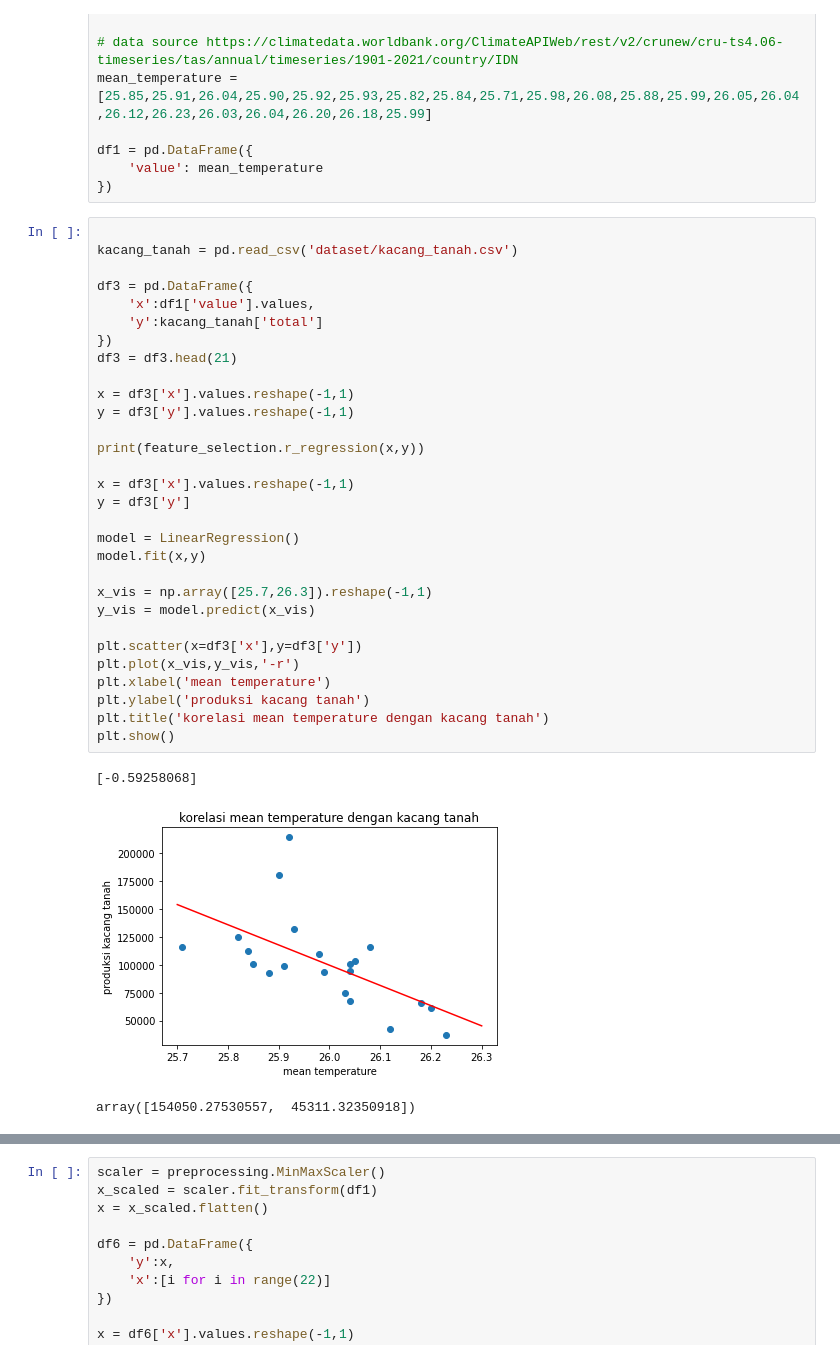
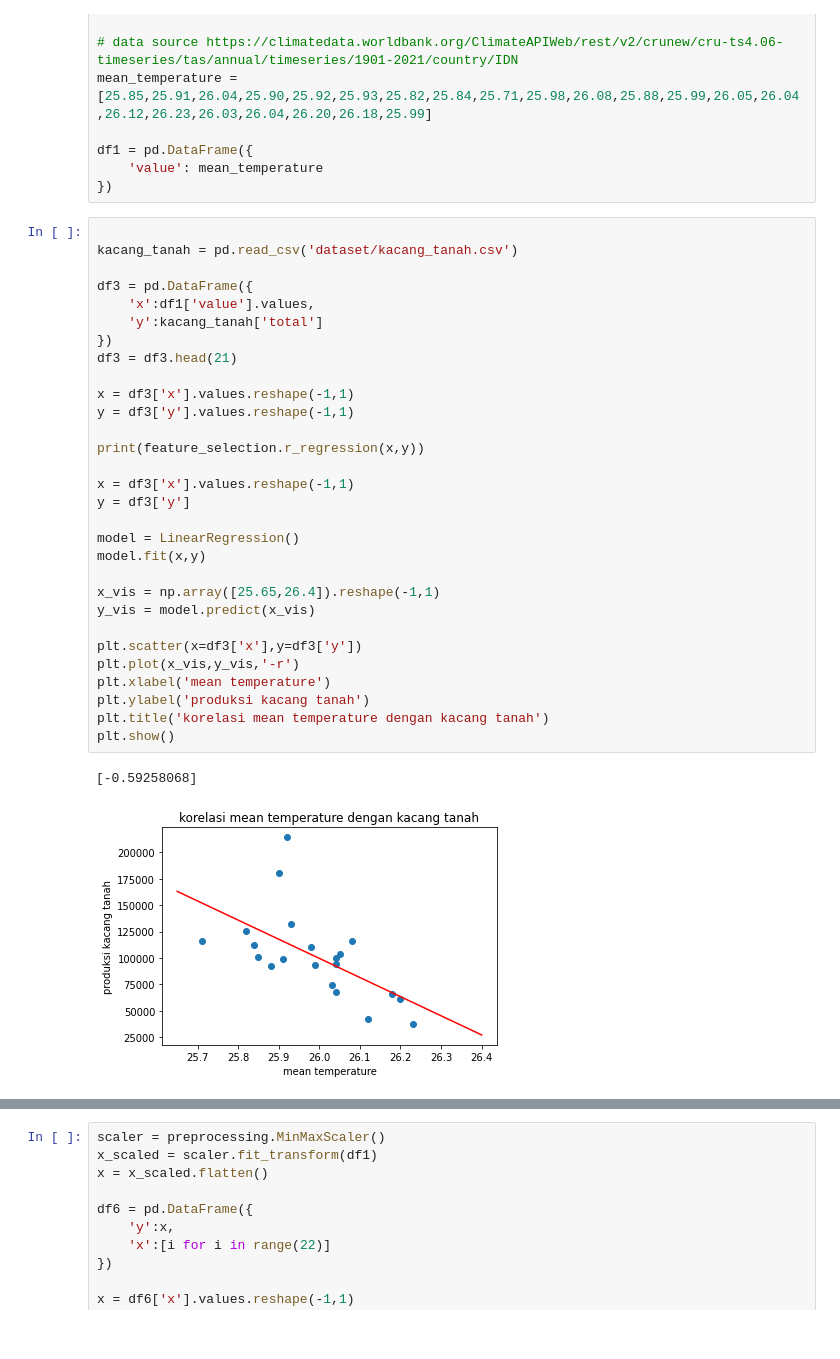
Before and after one commit to rizkydarmadi/data-pertanian, a Jupyter notebook: final.ipynb, the cells around one changed output, grey strips where cells are left out. Saved outputs shown, nothing was run; the diff lists cells and outputs as text.

```diff
--- a/final.ipynb
+++ b/final.ipynb
@@ -17,34 +17,33 @@ df1 = pd.DataFrame({
 
 kacang_tanah = pd.read_csv('dataset/kacang_tanah.csv')
 
 df3 = pd.DataFrame({
     'x':df1['value'].values,
     'y':kacang_tanah['total']
 })
 df3 = df3.head(21)
 
 x = df3['x'].values.reshape(-1,1)
 y = df3['y'].values.reshape(-1,1)
 
 print(feature_selection.r_regression(x,y))
 
 x = df3['x'].values.reshape(-1,1)
 y = df3['y']
 
 model = LinearRegression()
 model.fit(x,y)
 
-x_vis = np.array([25.7,26.3]).reshape(-1,1)
+x_vis = np.array([25.65,26.4]).reshape(-1,1)
 y_vis = model.predict(x_vis)
 
 plt.scatter(x=df3['x'],y=df3['y'])
 plt.plot(x_vis,y_vis,'-r')
 plt.xlabel('mean temperature')
 plt.ylabel('produksi kacang tanah')
 plt.title('korelasi mean temperature dengan kacang tanah')
 plt.show()
 # %% [output]
 [-0.59258068]
-[figure, old version]
+[figure, new version]
-array([154050.27530557,  45311.32350918])
 # %%
```
Also changed, not shown: parts of 2 cells of this notebook, 3 other files.
